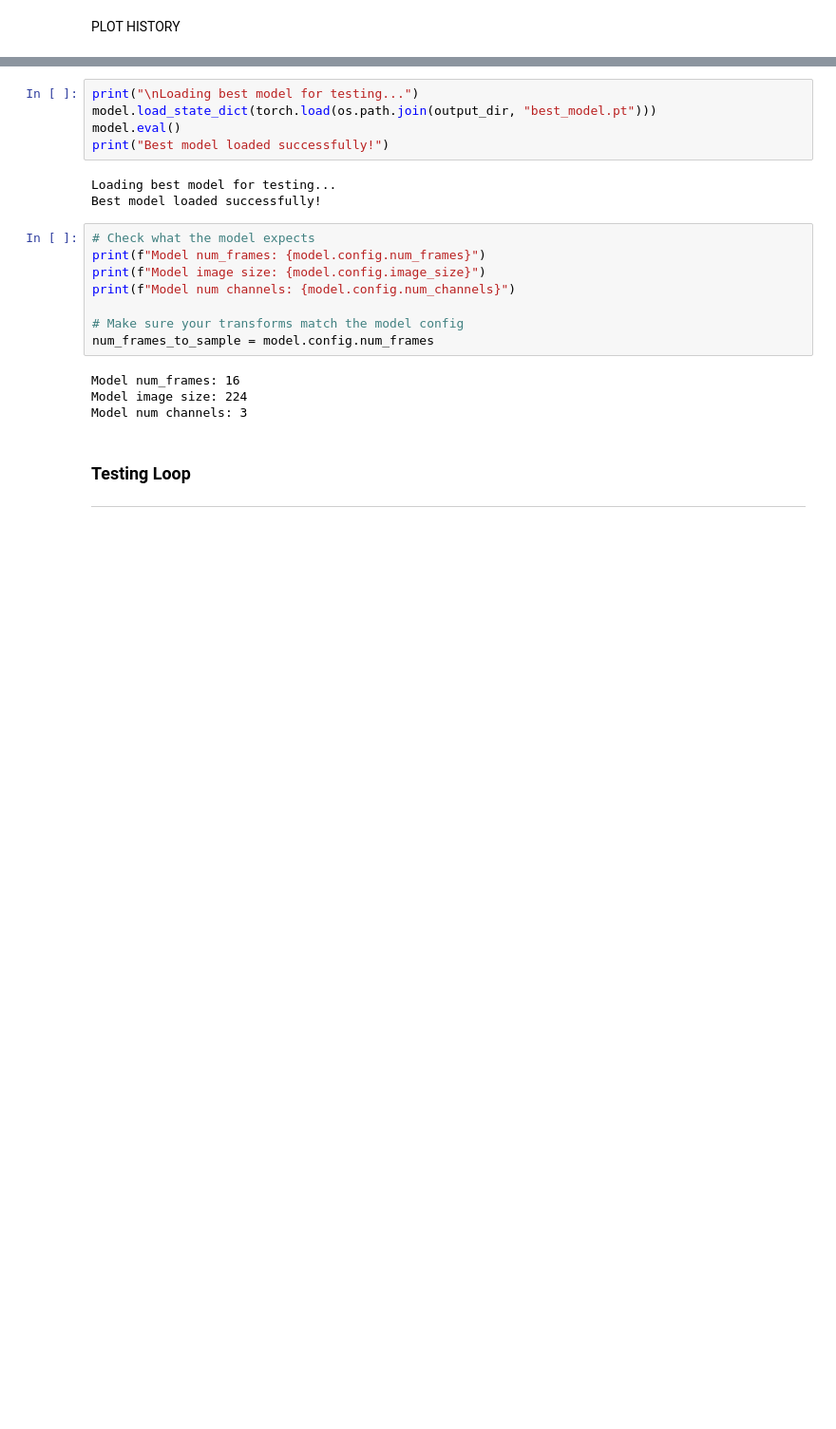
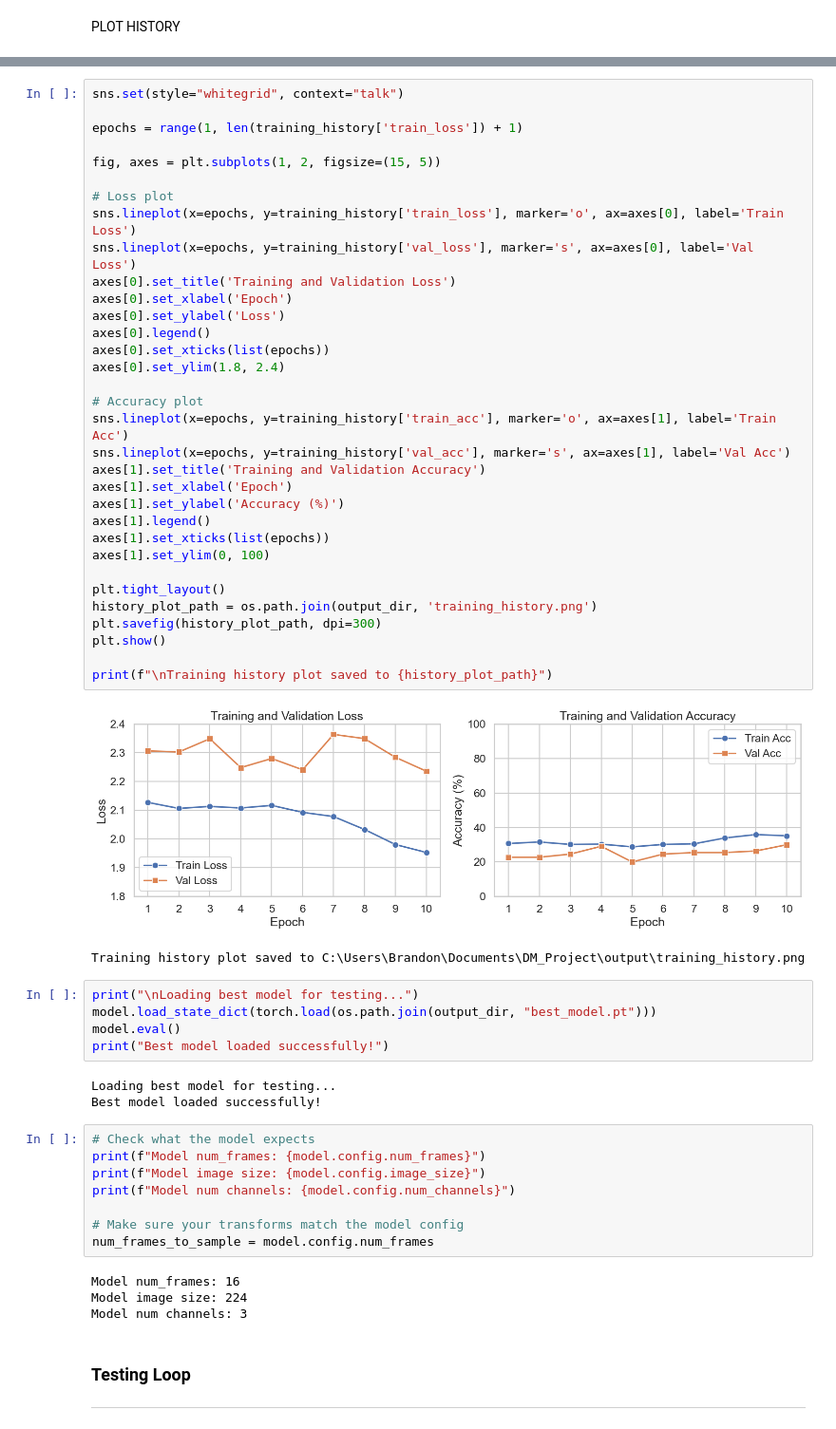
Before and after one commit to csci4502-5502-vit-anomaly-detection/spatiotemporal_vision_transformer_for_supervised_cctv_anomaly_detection, a Jupyter notebook: models/sandbox/experiment_1/brandon_improved_experiment1.ipynb, the cells around one changed output, grey strips where cells are left out. Shown at 95% size. Drawn from its saved outputs; the diff is of its cells as text; blank space fills up the shorter version.

```diff
--- a/models/sandbox/experiment_1/brandon_improved_experiment1.ipynb
+++ b/models/sandbox/experiment_1/brandon_improved_experiment1.ipynb
@@ -735,4 +788,40 @@ print(f"\nTraining history plot saved to {history_plot_path}")
 Training history plot saved to C:\Users\Brandon\Documents\DM_Project\output\training_history.png
+# %%
+sns.set(style="whitegrid", context="talk")
+
+epochs = range(1, len(training_history['train_loss']) + 1)
+
+fig, axes = plt.subplots(1, 2, figsize=(15, 5))
+
+# Loss plot
+sns.lineplot(x=epochs, y=training_history['train_loss'], marker='o', ax=axes[0], label='Train Loss')
+sns.lineplot(x=epochs, y=training_history['val_loss'], marker='s', ax=axes[0], label='Val Loss')
+axes[0].set_title('Training and Validation Loss')
+axes[0].set_xlabel('Epoch')
+axes[0].set_ylabel('Loss')
+axes[0].legend()
+axes[0].set_xticks(list(epochs))
+axes[0].set_ylim(1.8, 2.4)
+
+# Accuracy plot
+sns.lineplot(x=epochs, y=training_history['train_acc'], marker='o', ax=axes[1], label='Train Acc')
+sns.lineplot(x=epochs, y=training_history['val_acc'], marker='s', ax=axes[1], label='Val Acc')
+axes[1].set_title('Training and Validation Accuracy')
+axes[1].set_xlabel('Epoch')
+axes[1].set_ylabel('Accuracy (%)')
+axes[1].legend()
+axes[1].set_xticks(list(epochs))
+axes[1].set_ylim(0, 100)
+
+plt.tight_layout()
+history_plot_path = os.path.join(output_dir, 'training_history.png')
+plt.savefig(history_plot_path, dpi=300)
+plt.show()
+
+print(f"\nTraining history plot saved to {history_plot_path}")
+# %% [output]
+[figure, added]
+Training history plot saved to C:\Users\Brandon\Documents\DM_Project\output\training_history.png
 # %%
 print("\nLoading best model for testing...")
 model.load_state_dict(torch.load(os.path.join(output_dir, "best_model.pt")))
```
Also changed, not shown: parts of 12 cells of this notebook.
